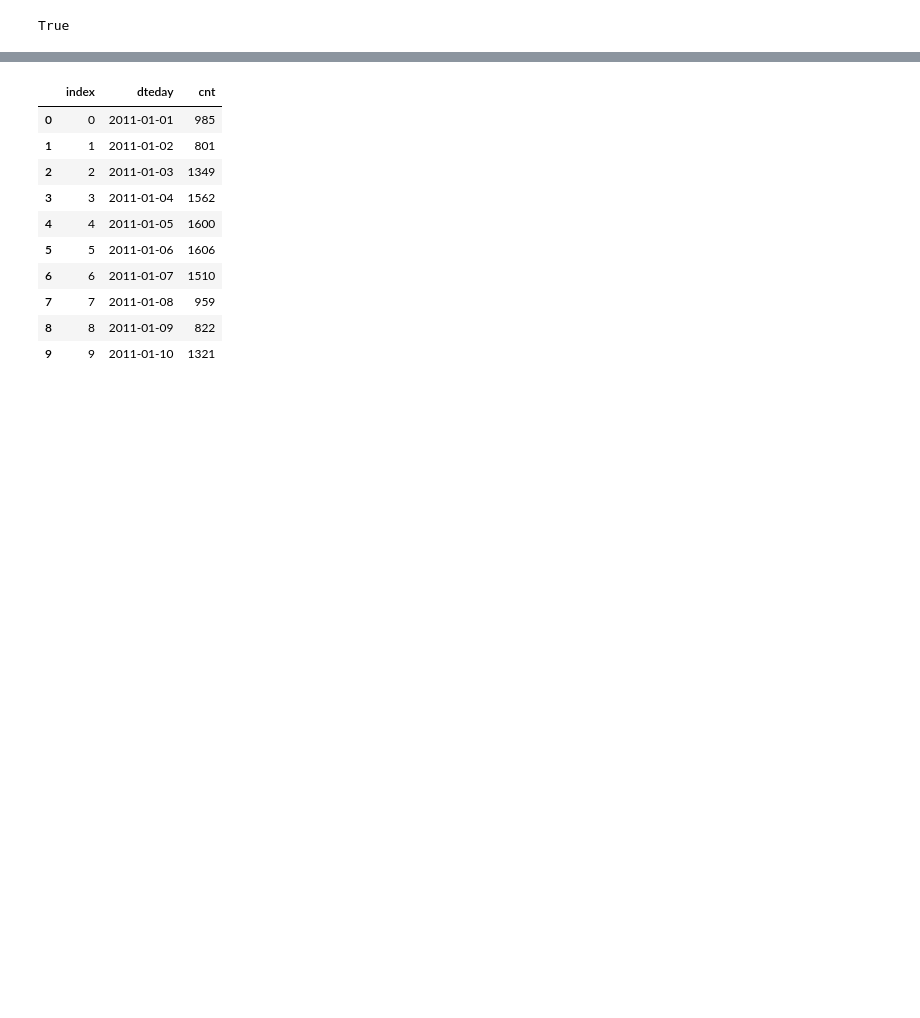
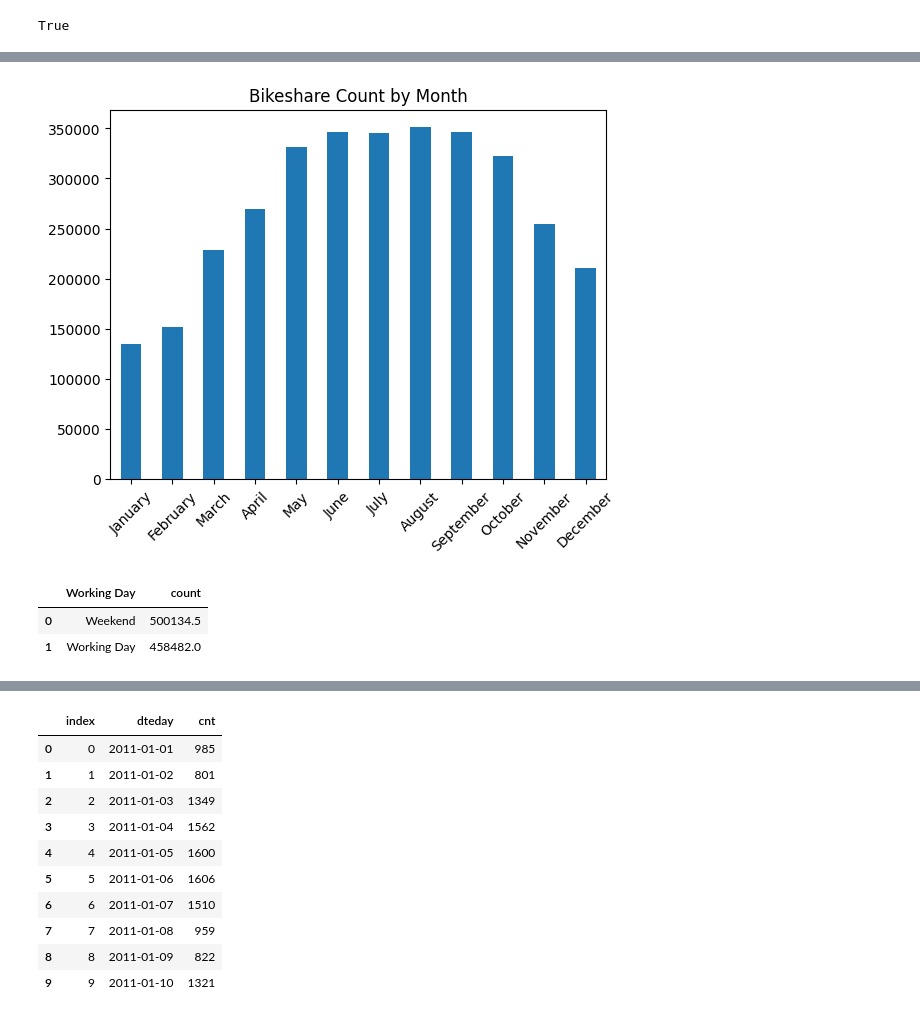
Before and after one commit to Bugi-Sulistiyo/dicoding_data_analisys_project, a Jupyter notebook: analysis.ipynb, the cells around one changed output, grey strips where cells are left out. Saved outputs shown, nothing was run; the diff lists cells and outputs as text; code cells hidden in the pictures; blank space fills up the shorter version.

```diff
--- a/analysis.ipynb
+++ b/analysis.ipynb
@@ -308,0 +211,6 @@ bikeshare_day_df.dteday = pd.to_datetime(bikeshare_day_df.dteday)
+# %%
+# change the workingday values to true or false
+workingday = {0: 'Weekend',
+              1: 'Working Day'}
+bikeshare_day_df['workingday'] = bikeshare_day_df['workingday'].map(workingday)
+bikeshare_day_df.workingday.value_counts()
@@ -308,0 +304,30 @@ bikeshare_day_df.dteday = pd.to_datetime(bikeshare_day_df.dteday)
+# %%
+bikeshare_month.sort_values(by='mnth',
+                            inplace=True,
+                            key=lambda x: pd.to_datetime(x,
+                                                         format='%B'))
+bikeshare_month.plot(x='mnth', y='cnt',
+                     kind='bar', legend=False,
+                     xlabel="")
+plt.title("Bikeshare Count by Month")
+plt.xticks(rotation=45)
+plt.show()
+# %% [output]
+[figure, added]
+# %%
+bikeshare_day_workingday = bikeshare_day_df[["workingday",
+                                                "cnt"]].groupby('workingday').sum().reset_index()
+
+bikeshare_day_workingday.loc[bikeshare_day_workingday.workingday == 'Weekend',
+                             'cnt'] = bikeshare_day_workingday.loc[bikeshare_day_workingday.workingday == 'Weekend',
+                                                                   'cnt'] / 2
+bikeshare_day_workingday.loc[bikeshare_day_workingday.workingday == 'Working Day',
+                             'cnt'] = bikeshare_day_workingday.loc[bikeshare_day_workingday.workingday == 'Working Day',
+                                                                   'cnt'] / 5
+
+bikeshare_day_workingday.rename(columns={"workingday":"Working Day",
+                                         "cnt":"count"}).head()
+# %% [output]
+|  | Working Day | count |
+| 0 | Weekend | 500134.5 |
+| 1 | Working Day | 458482.0 |
```
Also changed, not shown: parts of 62 cells of this notebook, 1 other file.
